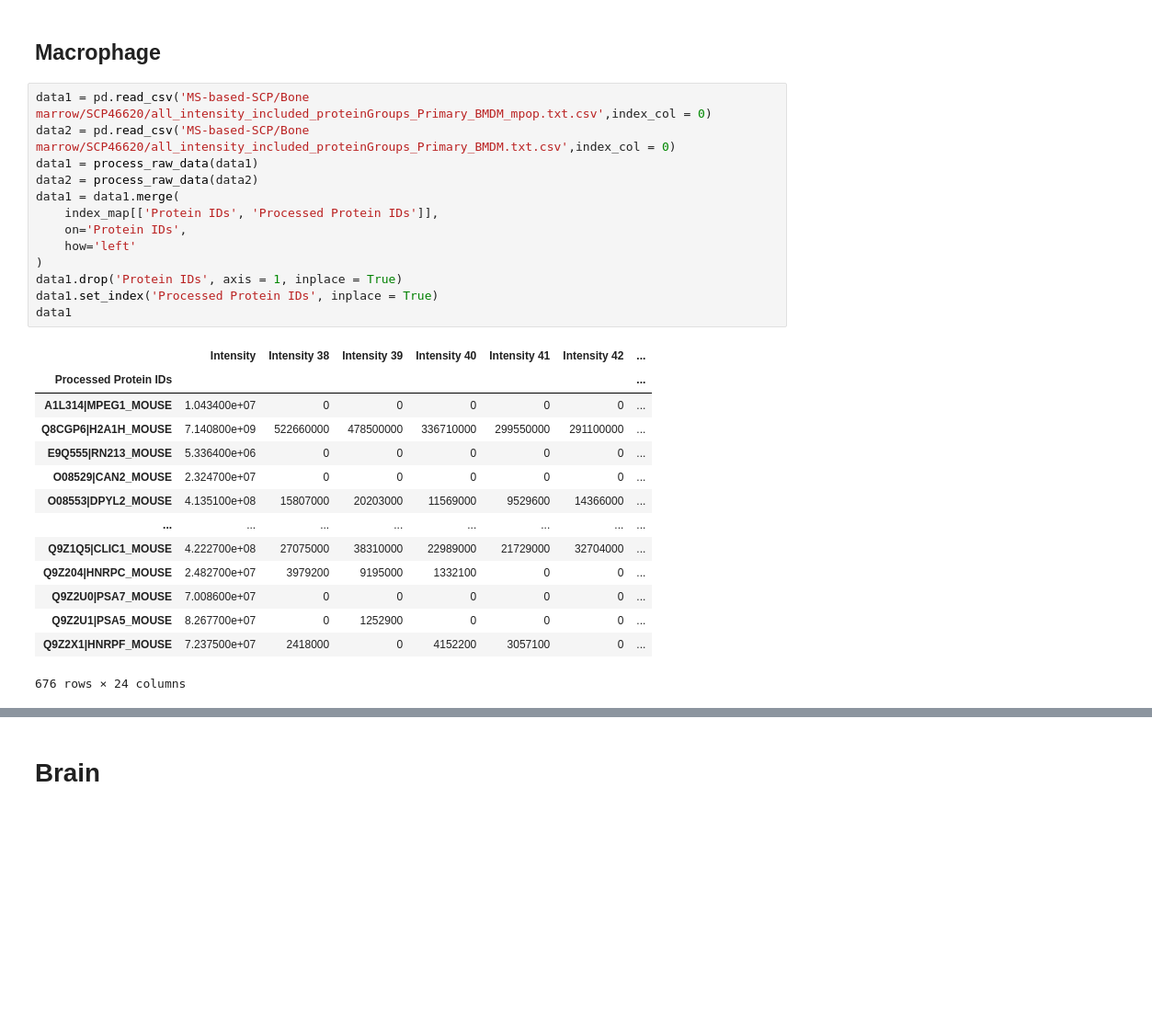
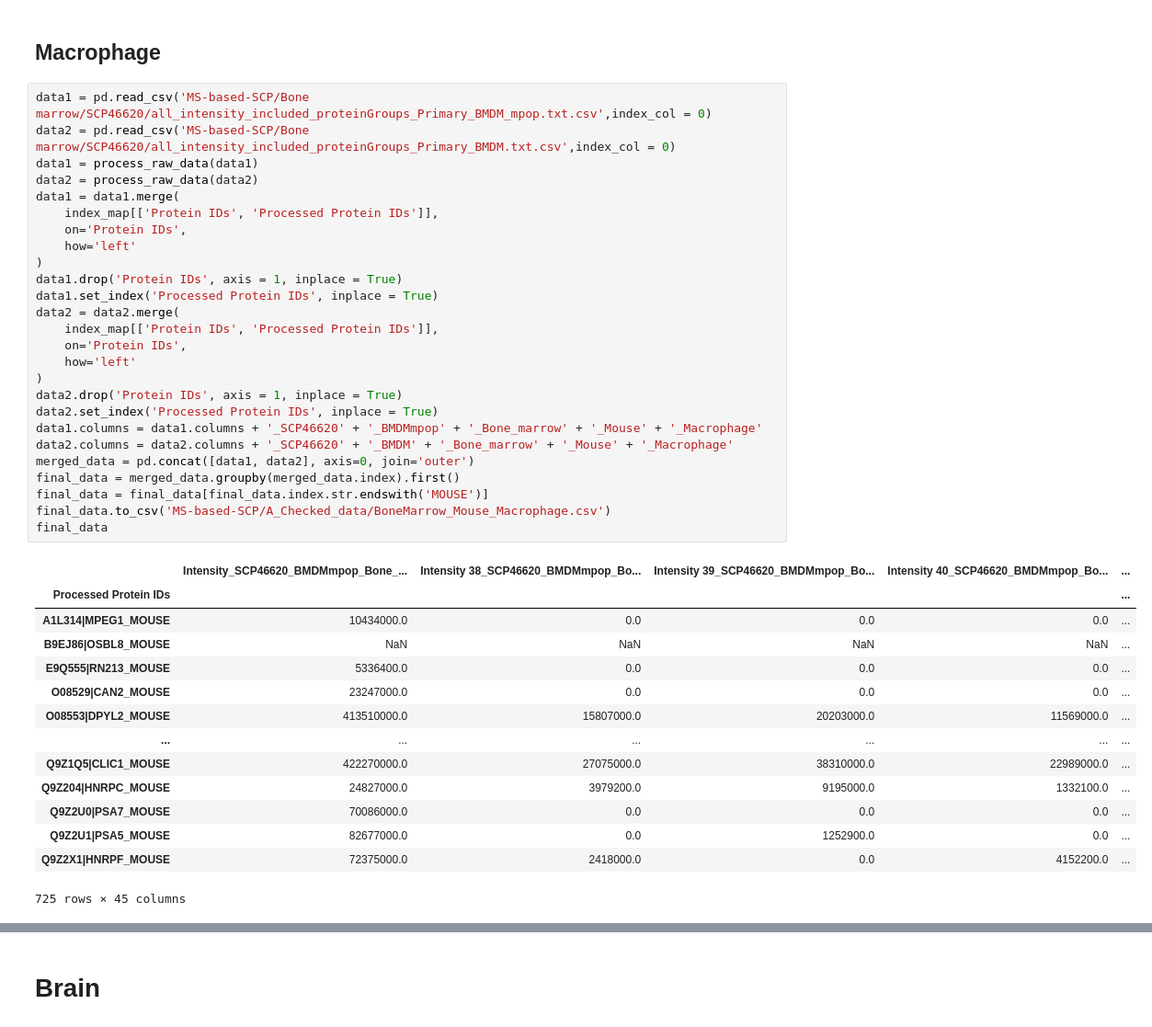
Before and after one commit to TaoYySC/SingleCellProteomics, a Jupyter notebook: include_all_intensity.ipynb, the cells around one changed output, grey strips where cells are left out. Shown at 92% size. Drawn from its saved outputs; the diff is of its cells as text; blank space fills up the shorter version.

Commit message:
add:finish some cell line data collection

```diff
--- a/include_all_intensity.ipynb
+++ b/include_all_intensity.ipynb
@@ -32,28 +32,41 @@ index_map
 # %%
 data1 = pd.read_csv('MS-based-SCP/Bone marrow/SCP46620/all_intensity_included_proteinGroups_Primary_BMDM_mpop.txt.csv',index_col = 0)
 data2 = pd.read_csv('MS-based-SCP/Bone marrow/SCP46620/all_intensity_included_proteinGroups_Primary_BMDM.txt.csv',index_col = 0)
 data1 = process_raw_data(data1)
 data2 = process_raw_data(data2)
 data1 = data1.merge(
     index_map[['Protein IDs', 'Processed Protein IDs']],
     on='Protein IDs',
     how='left'
 )
 data1.drop('Protein IDs', axis = 1, inplace = True)
 data1.set_index('Processed Protein IDs', inplace = True)
-data1
+data2 = data2.merge(
+    index_map[['Protein IDs', 'Processed Protein IDs']],
+    on='Protein IDs',
+    how='left'
+)
+data2.drop('Protein IDs', axis = 1, inplace = True)
+data2.set_index('Processed Protein IDs', inplace = True)
+data1.columns = data1.columns + '_SCP46620' + '_BMDMmpop' + '_Bone_marrow' + '_Mouse' + '_Macrophage'
+data2.columns = data2.columns + '_SCP46620' + '_BMDM' + '_Bone_marrow' + '_Mouse' + '_Macrophage'
+merged_data = pd.concat([data1, data2], axis=0, join='outer')
+final_data = merged_data.groupby(merged_data.index).first()
+final_data = final_data[final_data.index.str.endswith('MOUSE')]
+final_data.to_csv('MS-based-SCP/A_Checked_data/BoneMarrow_Mouse_Macrophage.csv')
+final_data
 # %% [output]
-|  | Intensity | Intensity 38 | Intensity 39 | Intensity 40 | Intensity 41 | Intensity 42 | ... |
-| Processed Protein IDs |  |  |  |  |  |  | ... |
-| A1L314|MPEG1_MOUSE | 1.043400e+07 | 0 | 0 | 0 | 0 | 0 | ... |
-| Q8CGP6|H2A1H_MOUSE | 7.140800e+09 | 522660000 | 478500000 | 336710000 | 299550000 | 291100000 | ... |
-| E9Q555|RN213_MOUSE | 5.336400e+06 | 0 | 0 | 0 | 0 | 0 | ... |
-| O08529|CAN2_MOUSE | 2.324700e+07 | 0 | 0 | 0 | 0 | 0 | ... |
-| O08553|DPYL2_MOUSE | 4.135100e+08 | 15807000 | 20203000 | 11569000 | 9529600 | 14366000 | ... |
-| ... | ... | ... | ... | ... | ... | ... | ... |
-| Q9Z1Q5|CLIC1_MOUSE | 4.222700e+08 | 27075000 | 38310000 | 22989000 | 21729000 | 32704000 | ... |
-| Q9Z204|HNRPC_MOUSE | 2.482700e+07 | 3979200 | 9195000 | 1332100 | 0 | 0 | ... |
-| Q9Z2U0|PSA7_MOUSE | 7.008600e+07 | 0 | 0 | 0 | 0 | 0 | ... |
-| Q9Z2U1|PSA5_MOUSE | 8.267700e+07 | 0 | 1252900 | 0 | 0 | 0 | ... |
-| Q9Z2X1|HNRPF_MOUSE | 7.237500e+07 | 2418000 | 0 | 4152200 | 3057100 | 0 | ... |
+|  | Intensity_SCP46620_BMDMmpop_Bone_... | Intensity 38_SCP46620_BMDMmpop_Bo... | Intensity 39_SCP46620_BMDMmpop_Bo... | Intensity 40_SCP46620_BMDMmpop_Bo... | ... |
+| Processed Protein IDs |  |  |  |  | ... |
+| A1L314|MPEG1_MOUSE | 10434000.0 | 0.0 | 0.0 | 0.0 | ... |
+| B9EJ86|OSBL8_MOUSE | NaN | NaN | NaN | NaN | ... |
+| E9Q555|RN213_MOUSE | 5336400.0 | 0.0 | 0.0 | 0.0 | ... |
+| O08529|CAN2_MOUSE | 23247000.0 | 0.0 | 0.0 | 0.0 | ... |
+| O08553|DPYL2_MOUSE | 413510000.0 | 15807000.0 | 20203000.0 | 11569000.0 | ... |
+| ... | ... | ... | ... | ... | ... |
+| Q9Z1Q5|CLIC1_MOUSE | 422270000.0 | 27075000.0 | 38310000.0 | 22989000.0 | ... |
+| Q9Z204|HNRPC_MOUSE | 24827000.0 | 3979200.0 | 9195000.0 | 1332100.0 | ... |
+| Q9Z2U0|PSA7_MOUSE | 70086000.0 | 0.0 | 0.0 | 0.0 | ... |
+| Q9Z2U1|PSA5_MOUSE | 82677000.0 | 0.0 | 1252900.0 | 0.0 | ... |
+| Q9Z2X1|HNRPF_MOUSE | 72375000.0 | 2418000.0 | 0.0 | 4152200.0 | ... |
-676 rows × 24 columns
+725 rows × 45 columns
```
Also changed, not shown: parts of 65 cells of this notebook, 1 other file.
